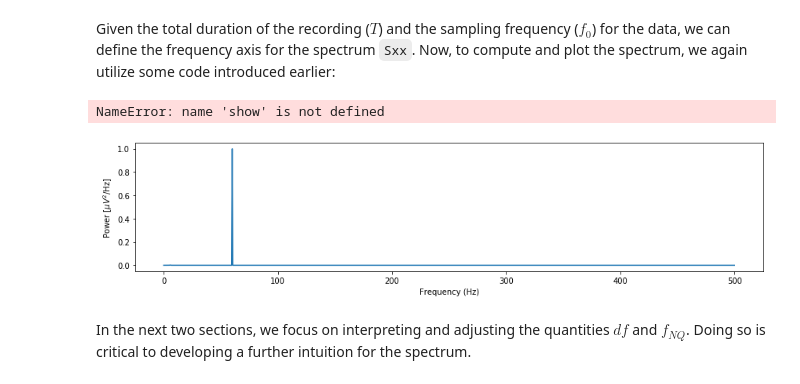
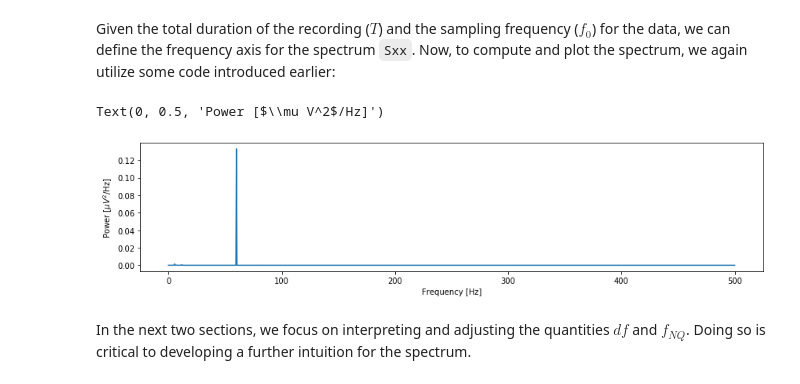
Before and after one commit to jaib1/Case-Studies-Python, a Jupyter notebook: content/03/the-power-spectrum-part-1.ipynb, the cells around one changed output. Cells and saved outputs as stored; diff of their text form; code cells hidden in the pictures.

```diff
--- a/content/03/the-power-spectrum-part-1.ipynb
+++ b/content/03/the-power-spectrum-part-1.ipynb
@@ -666,18 +668,15 @@ When we used the `rfft` function we utilized a useful property of the Fourier tr
 </div>
 # %% [markdown]
 Given the total duration of the recording ($T$) and the sampling frequency ($f_0$) for the data, we can define the frequency axis for the spectrum `Sxx`. Now, to compute and plot the spectrum, we again utilize some code introduced earlier:
-# %%
-xf = rfft(x - x.mean())
-Sxx = (2 * dt ** 2 / T * ( xf * xf.conj() ) ).real
-df = 1 / T
-fNQ = 1 / dt / 2
-faxis = np.arange(len(Sxx)) * df
-plt.plot(faxis, Sxx)
-plt.xlabel('Frequency (Hz)')
-plt.ylabel('Power [$\mu V^2$/Hz]')
-# %% [output]
-NameError: name 'show' is not defined
-[figure, removed]
+# %%
+faxis = np.arange(len(Sxx_r)) * df
+fig10, ax10 = plt.subplots()
+ax10.plot(faxis, Sxx_r)
+ax10.set_xlabel('Frequency [Hz]')
+ax10.set_ylabel('Power [$\mu V^2$/Hz]')
+# %% [output]
+Text(0, 0.5, 'Power [$\\mu V^2$/Hz]')
+[figure, added]
 # %% [markdown]
 In the next two sections, we focus on interpreting and adjusting the quantities $df$ and $f_{NQ}$. Doing so is critical to developing a further intuition for the spectrum.
 # %% [markdown]
```
Also changed, not shown: parts of 12 cells of this notebook.
